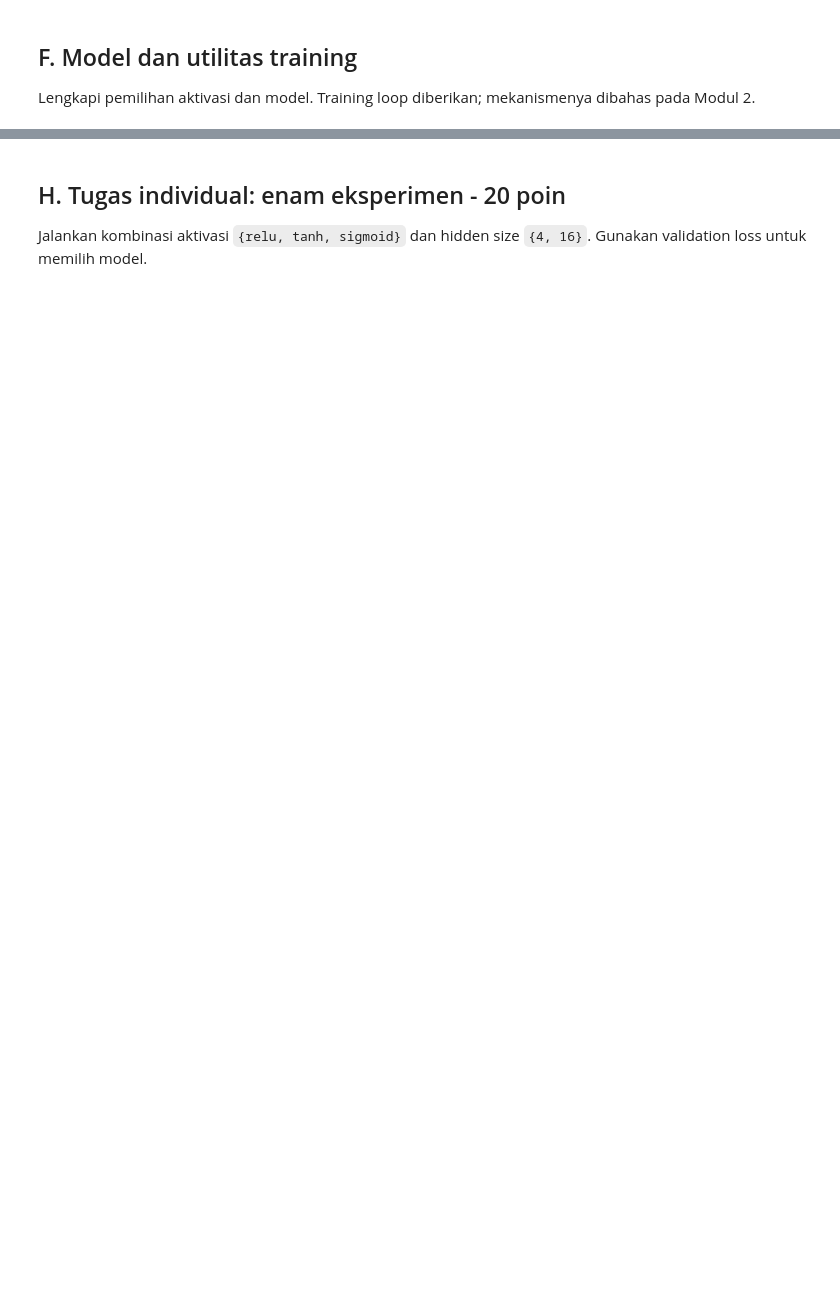
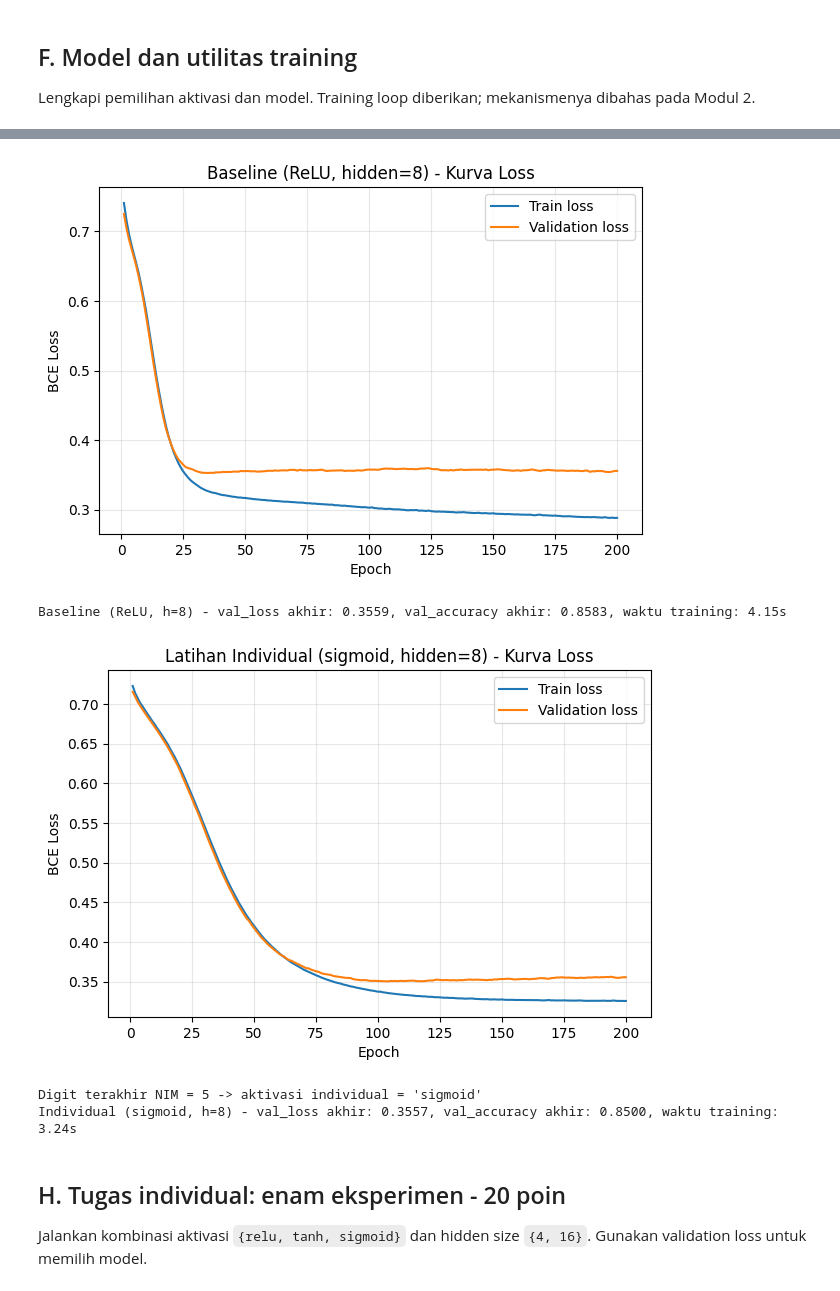
Before and after one commit to EfiDefiyati/Modul-Praktikum-Deep-Learning, a Jupyter notebook: M01_123450005.ipynb, the cells around one changed output, grey strips where cells are left out. Saved outputs shown, nothing was run; the diff lists cells and outputs as text; code cells hidden in the pictures; blank space fills up the shorter version.

```diff
--- a/M01_123450005.ipynb
+++ b/M01_123450005.ipynb
@@ -314,7 +327,6 @@ Lengkapi pemilihan aktivasi dan model. Training loop diberikan; mekanismenya dib
 # %%
 def activation_layer(name: str) -> nn.Module:
     name = name.lower()
-
     if name == 'relu':
         return nn.ReLU()
     elif name == 'tanh':
@@ -322,30 +334,21 @@ def activation_layer(name: str) -> nn.Module:
     elif name == 'sigmoid':
         return nn.Sigmoid()
     else:
-        raise ValueError(
-            f"Aktivasi tidak dikenal: {name}. "
-            "Gunakan 'relu', 'tanh', atau 'sigmoid'."
-        )
-
+        raise ValueError(f'Aktivasi tidak dikenal: {name}')
 
 def build_model(hidden_dim: int, activation: str, seed: int = SEED):
     seed_everything(seed)
-
     model = nn.Sequential(
         nn.Linear(2, hidden_dim),
         activation_layer(activation),
         nn.Linear(hidden_dim, 1),
     )
-
     return model.to(DEVICE)
-
 
 def count_parameters(model: nn.Module) -> int:
     return sum(parameter.numel() for parameter in model.parameters())
 
-
+# Buat model 2 -> 8 -> 1 dan buktikan jumlah parameternya 4h+1 = 33.
 model_check = build_model(8, 'relu')
-
 assert count_parameters(model_check) == 33
-
-print("Jumlah parameter 2 -> 8 -> 1:", count_parameters(model_check))
+print('Jumlah parameter model 2->8->1:', count_parameters(model_check), '(sesuai rumus 4h+1 = 4*8+1 = 33)')
@@ -501,3 +421,43 @@ plt.show()
+# %%
+baseline_model = build_model(8, 'relu')
+baseline_history, baseline_time = train_model(baseline_model)
+baseline_val = evaluate(baseline_model, X_val_t, y_val_t)
+
+fig, ax = plt.subplots(figsize=(7, 4.5))
+ax.plot(baseline_history['epoch'], baseline_history['train_loss'], label='Train loss')
+ax.plot(baseline_history['epoch'], baseline_history['val_loss'], label='Validation loss')
+ax.set(title='Baseline (ReLU, hidden=8) - Kurva Loss', xlabel='Epoch', ylabel='BCE Loss')
+ax.legend()
+ax.grid(alpha=0.3)
+plt.show()
+
+print(f"Baseline (ReLU, h=8) - val_loss akhir: {baseline_history.iloc[-1]['val_loss']:.4f}, "
+      f"val_accuracy akhir: {baseline_history.iloc[-1]['val_accuracy']:.4f}, "
+      f"waktu training: {baseline_time:.2f}s")
+
+last_digit = NIM_LAST4 % 10
+individual_activation = 'tanh' if last_digit <= 4 else 'sigmoid'
+individual_model = build_model(8, individual_activation)
+individual_history, individual_time = train_model(individual_model)
+
+fig, ax = plt.subplots(figsize=(7, 4.5))
+ax.plot(individual_history['epoch'], individual_history['train_loss'], label='Train loss')
+ax.plot(individual_history['epoch'], individual_history['val_loss'], label='Validation loss')
+ax.set(title=f'Latihan Individual ({individual_activation}, hidden=8) - Kurva Loss', xlabel='Epoch', ylabel='BCE Loss')
+ax.legend()
+ax.grid(alpha=0.3)
+plt.show()
+
+print(f"Digit terakhir NIM = {last_digit} -> aktivasi individual = '{individual_activation}'")
+print(f"Individual ({individual_activation}, h=8) - val_loss akhir: {individual_history.iloc[-1]['val_loss']:.4f}, "
+      f"val_accuracy akhir: {individual_history.iloc[-1]['val_accuracy']:.4f}, "
+      f"waktu training: {individual_time:.2f}s")
+# %% [output]
+[figure, added]
+Baseline (ReLU, h=8) - val_loss akhir: 0.3559, val_accuracy akhir: 0.8583, waktu training: 4.15s
+[figure, added]
+Digit terakhir NIM = 5 -> aktivasi individual = 'sigmoid'
+Individual (sigmoid, h=8) - val_loss akhir: 0.3557, val_accuracy akhir: 0.8500, waktu training: 3.24s
 # %% [markdown]
 ## H. Tugas individual: enam eksperimen - 20 poin
 
```
Also changed, not shown: parts of 29 cells of this notebook.
